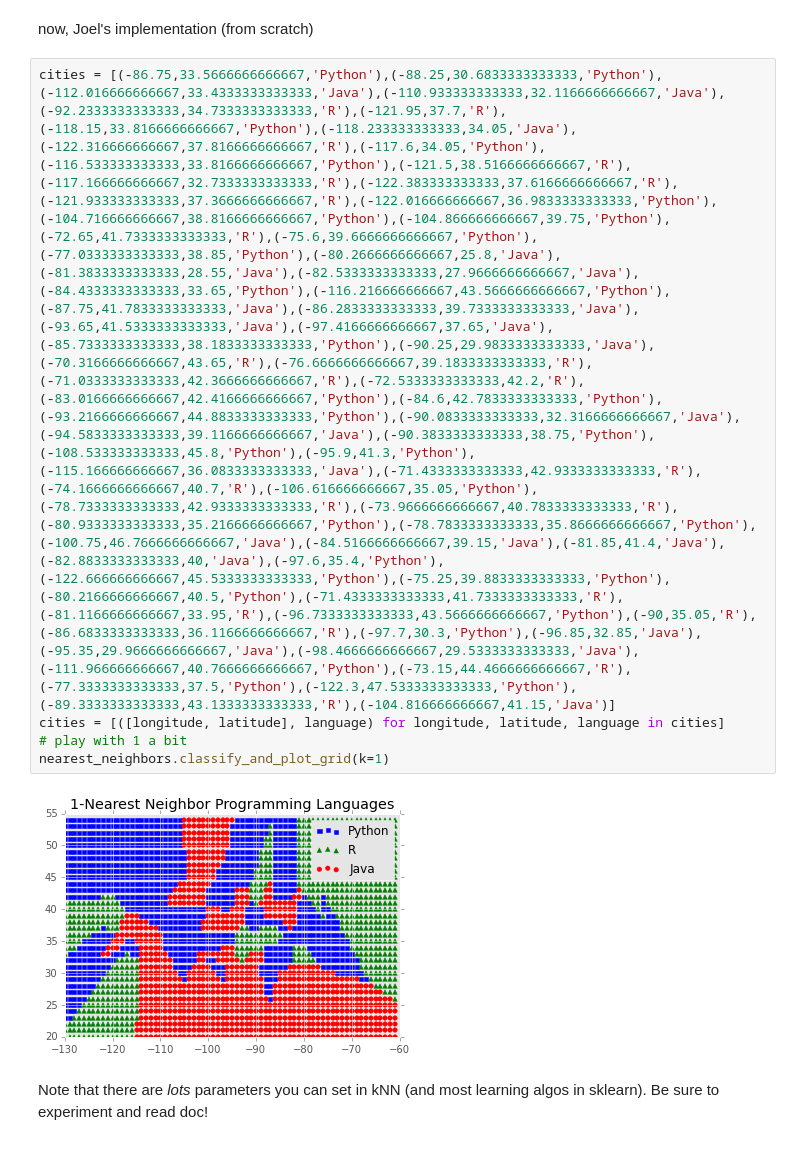
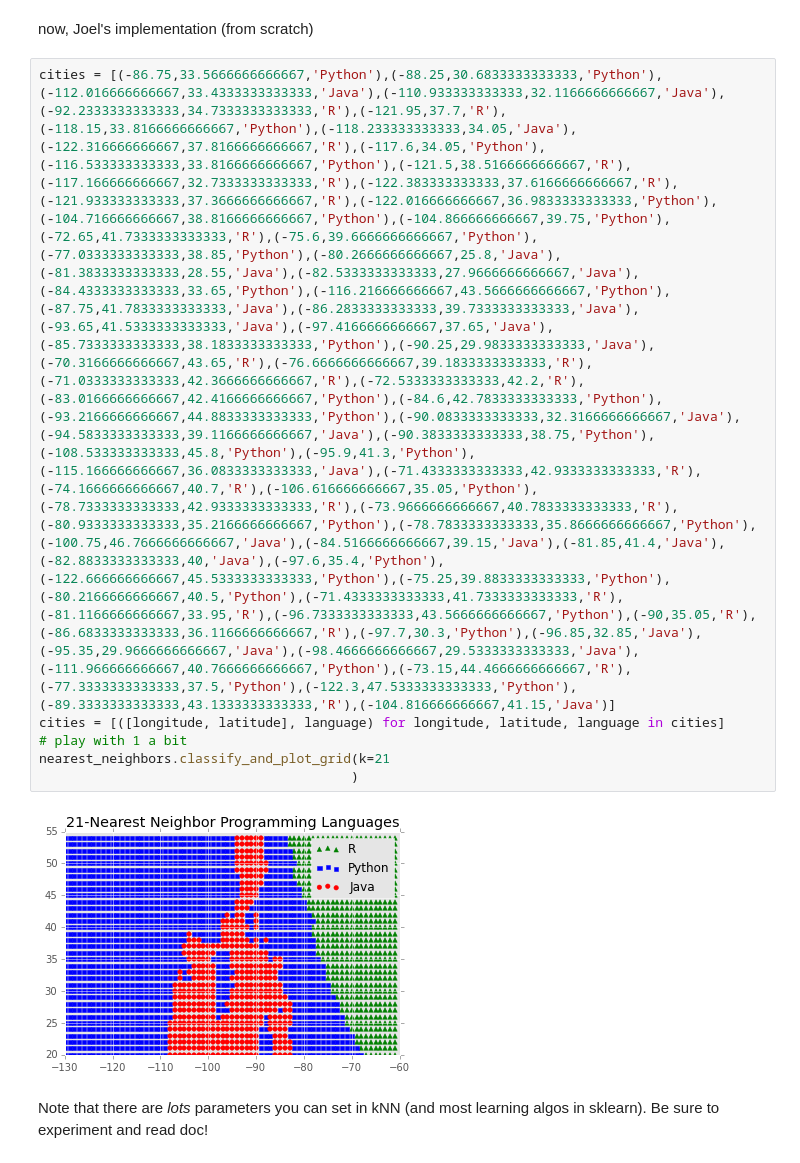
Before and after one commit to bwallace/INF-385T-applied-data-mining, a Jupyter notebook: lecture5-more-classification/lecture5-more-supervised-learning.ipynb, the cells around one changed output. Cells and saved outputs as stored; diff of their text form.

```diff
--- a/lecture5-more-classification/lecture5-more-supervised-learning.ipynb
+++ b/lecture5-more-classification/lecture5-more-supervised-learning.ipynb
@@ -67,8 +103,9 @@ cities = [(-86.75,33.5666666666667,'Python'),(-88.25,30.6833333333333,'Python'),
 cities = [([longitude, latitude], language) for longitude, latitude, language in cities]
 # play with 1 a bit
-nearest_neighbors.classify_and_plot_grid(k=1)
+nearest_neighbors.classify_and_plot_grid(k=21
+                                        )
 # %% [output]
-[figure, old version]
+[figure, new version]
 # %% [markdown]
 Note that there are *lots* parameters you can set in kNN (and most learning algos in sklearn). Be sure to experiment and read doc!
 # %%
```
Also changed, not shown: parts of 13 cells of this notebook, 1 other file.
